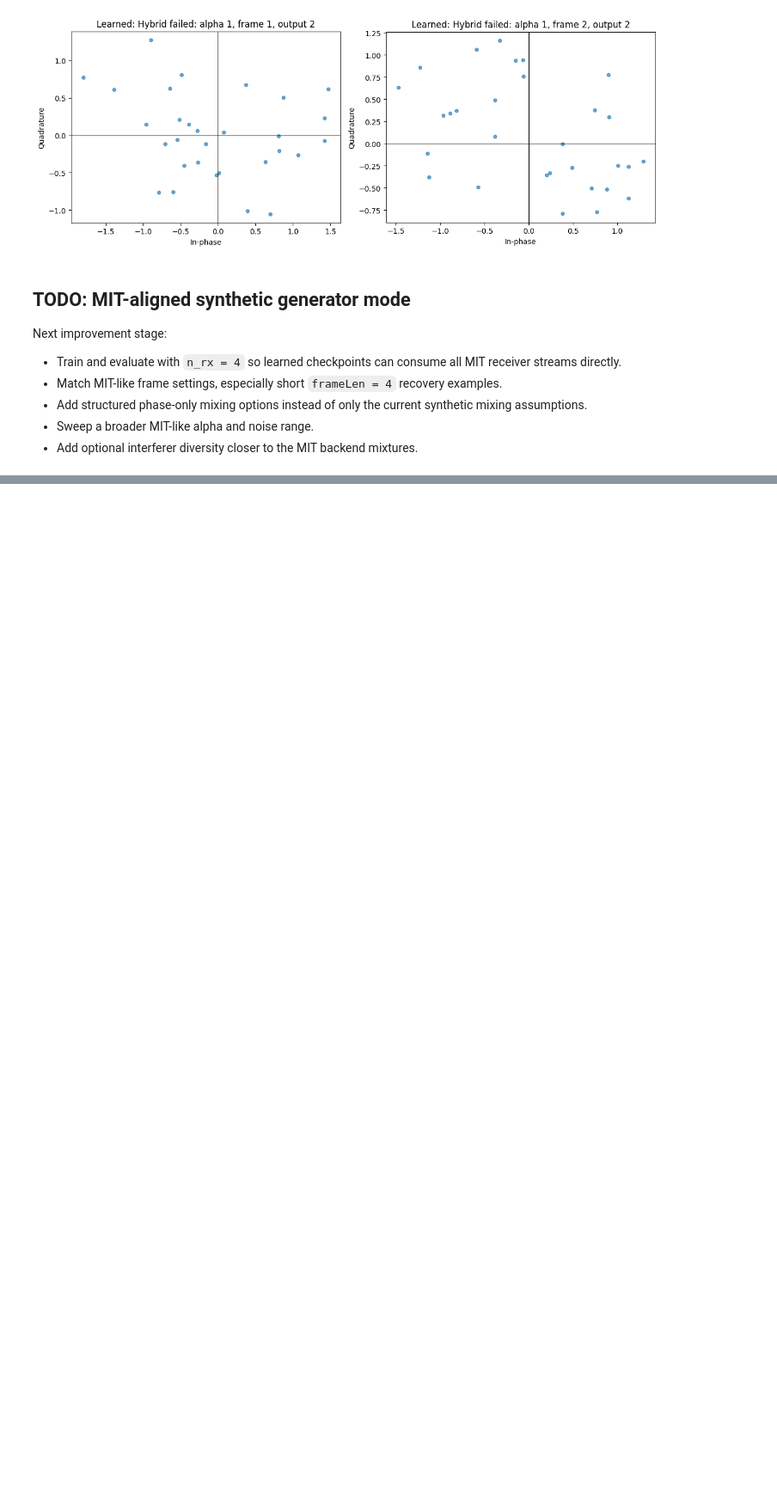
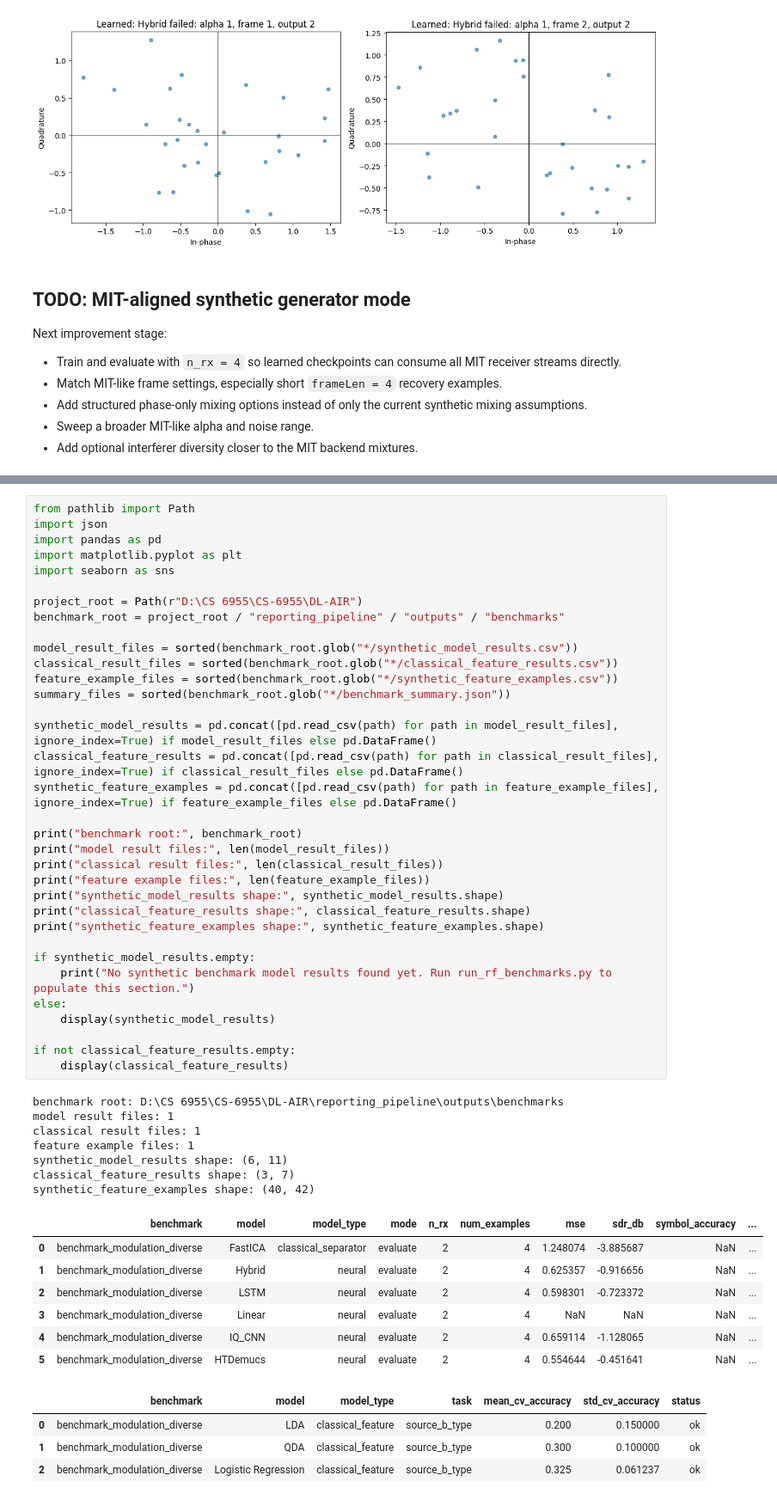
Before and after one commit to JaredMiller9922/DL-AIR, a Jupyter notebook: mit_challenge/DataAnalysis.ipynb, the cells around one changed output, grey strips where cells are left out. Shown at 86% size. Saved outputs shown, nothing was run; the diff lists cells and outputs as text; blank space fills up the shorter version.

```diff
--- a/mit_challenge/DataAnalysis.ipynb
+++ b/mit_challenge/DataAnalysis.ipynb
@@ -2042,0 +2047,53 @@ Next improvement stage:
+# %%
+from pathlib import Path
+import json
+import pandas as pd
+import matplotlib.pyplot as plt
+import seaborn as sns
+
+project_root = Path(r"D:\CS 6955\CS-6955\DL-AIR")
+benchmark_root = project_root / "reporting_pipeline" / "outputs" / "benchmarks"
+
+model_result_files = sorted(benchmark_root.glob("*/synthetic_model_results.csv"))
+classical_result_files = sorted(benchmark_root.glob("*/classical_feature_results.csv"))
+feature_example_files = sorted(benchmark_root.glob("*/synthetic_feature_examples.csv"))
+summary_files = sorted(benchmark_root.glob("*/benchmark_summary.json"))
+
+synthetic_model_results = pd.concat([pd.read_csv(path) for path in model_result_files], ignore_index=True) if model_result_files else pd.DataFrame()
+classical_feature_results = pd.concat([pd.read_csv(path) for path in classical_result_files], ignore_index=True) if classical_result_files else pd.DataFrame()
+synthetic_feature_examples = pd.concat([pd.read_csv(path) for path in feature_example_files], ignore_index=True) if feature_example_files else pd.DataFrame()
+
+print("benchmark root:", benchmark_root)
+print("model result files:", len(model_result_files))
+print("classical result files:", len(classical_result_files))
+print("feature example files:", len(feature_example_files))
+print("synthetic_model_results shape:", synthetic_model_results.shape)
+print("classical_feature_results shape:", classical_feature_results.shape)
+print("synthetic_feature_examples shape:", synthetic_feature_examples.shape)
+
+if synthetic_model_results.empty:
+    print("No synthetic benchmark model results found yet. Run run_rf_benchmarks.py to populate this section.")
+else:
+    display(synthetic_model_results)
+
+if not classical_feature_results.empty:
+    display(classical_feature_results)
+# %% [output]
+benchmark root: D:\CS 6955\CS-6955\DL-AIR\reporting_pipeline\outputs\benchmarks
+model result files: 1
+classical result files: 1
+feature example files: 1
+synthetic_model_results shape: (6, 11)
+classical_feature_results shape: (3, 7)
+synthetic_feature_examples shape: (40, 42)
+|  | benchmark | model | model_type | mode | n_rx | num_examples | mse | sdr_db | symbol_accuracy | ... |
+| 0 | benchmark_modulation_diverse | FastICA | classical_separator | evaluate | 2 | 4 | 1.248074 | -3.885687 | NaN | ... |
+| 1 | benchmark_modulation_diverse | Hybrid | neural | evaluate | 2 | 4 | 0.625357 | -0.916656 | NaN | ... |
+| 2 | benchmark_modulation_diverse | LSTM | neural | evaluate | 2 | 4 | 0.598301 | -0.723372 | NaN | ... |
+| 3 | benchmark_modulation_diverse | Linear | neural | evaluate | 2 | 4 | NaN | NaN | NaN | ... |
+| 4 | benchmark_modulation_diverse | IQ_CNN | neural | evaluate | 2 | 4 | 0.659114 | -1.128065 | NaN | ... |
+| 5 | benchmark_modulation_diverse | HTDemucs | neural | evaluate | 2 | 4 | 0.554644 | -0.451641 | NaN | ... |
+|  | benchmark | model | model_type | task | mean_cv_accuracy | std_cv_accuracy | status |
+| 0 | benchmark_modulation_diverse | LDA | classical_feature | source_b_type | 0.200 | 0.150000 | ok |
+| 1 | benchmark_modulation_diverse | QDA | classical_feature | source_b_type | 0.300 | 0.100000 | ok |
+| 2 | benchmark_modulation_diverse | Logistic Regression | classical_feature | source_b_type | 0.325 | 0.061237 | ok |
```
Also changed, not shown: parts of 3 cells of this notebook, 18 other files.
